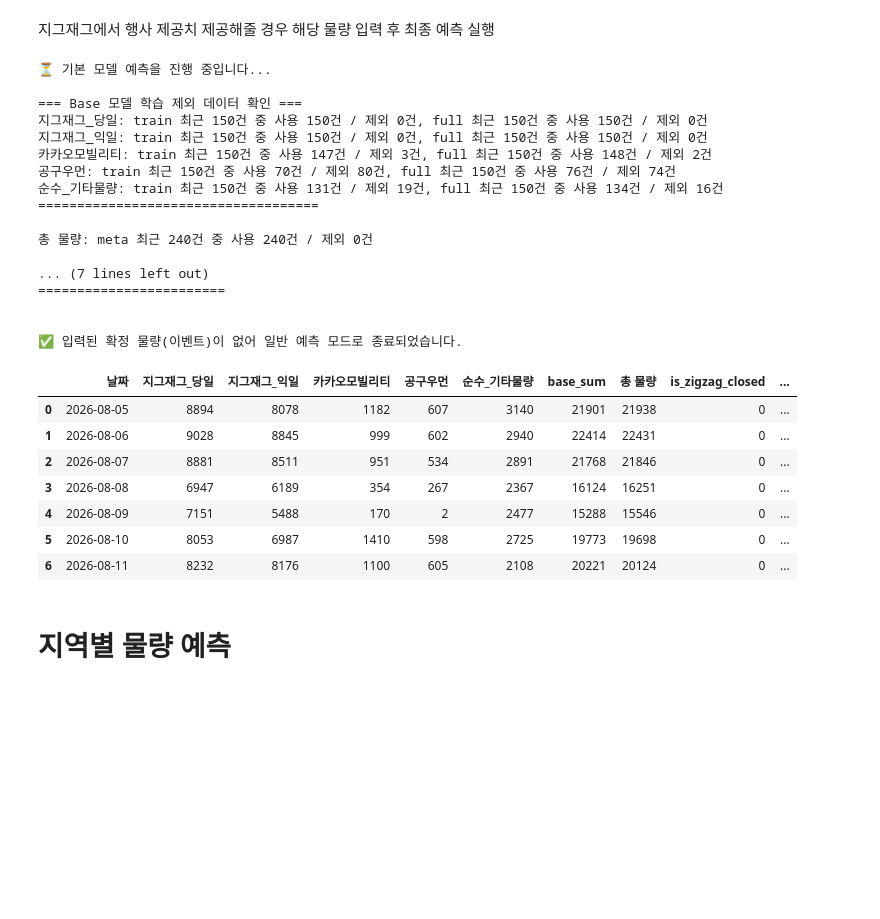
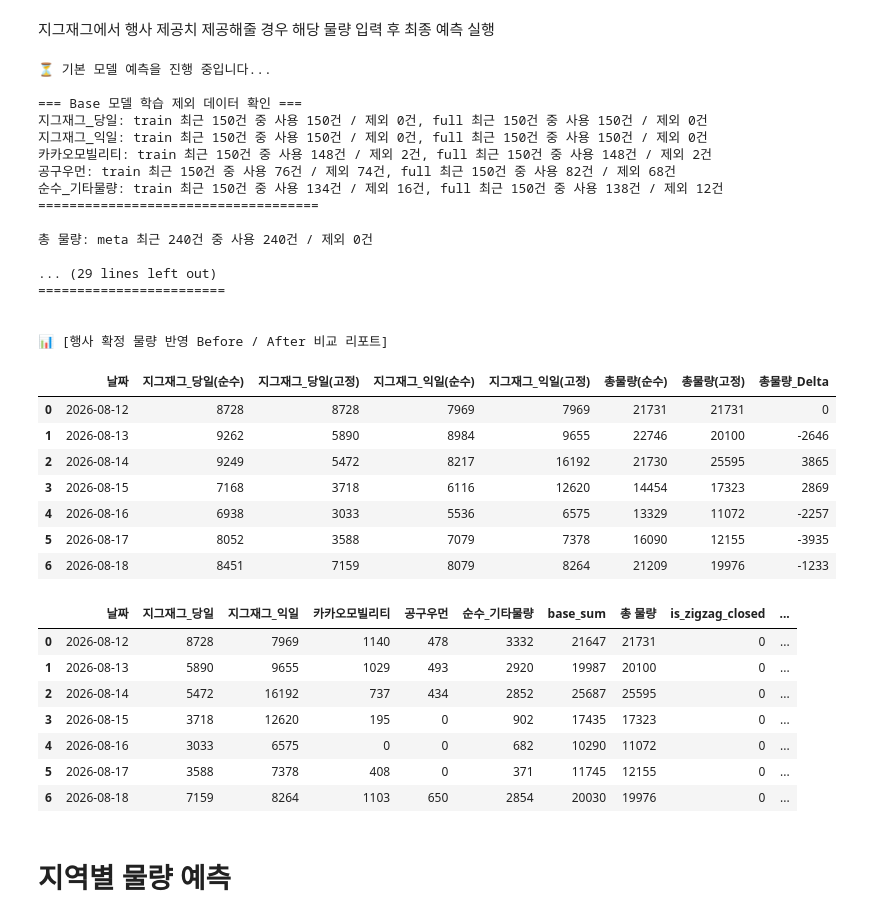
Before and after one commit to ds-sujin/forecasting_new, a Jupyter notebook: forecasting_demo_v6.3.ipynb, the cells around one changed output. Drawn from its saved outputs; the diff is of its cells as text; code cells hidden in the pictures; blank space fills up the shorter version.

```diff
--- a/forecasting_demo_v6.3.ipynb
+++ b/forecasting_demo_v6.3.ipynb
@@ -1679,9 +1679,13 @@ manual_holidays = [
 # ----------------------------------------------------------
 seller_closed_dates = {
     "zigzag": [],
-    "kakao": ["2026-05-05", "2026-05-25","2026-06-03","2026-06-06"],
-    "gonggu": ["2026-05-01","2026-05-02","2026-05-05", "2026-05-25", "2026-06-03","2026-06-06", "2026-07-17"],
-    "other": ["2026-05-01","2026-05-02","2026-05-05", "2026-05-25", "2026-06-03","2026-06-06"]
+    "kakao": ["2026-05-05", "2026-05-25","2026-06-03","2026-06-06",
+                "2026-08-16"],
+    "gonggu": ["2026-05-01","2026-05-02","2026-05-05", "2026-05-25",
+                 "2026-06-03","2026-06-06", "2026-07-17",
+                 "2026-08-15","2026-08-16", "2026-08-17"],
+    "other": ["2026-05-01","2026-05-02","2026-05-05", "2026-05-25",
+                "2026-06-03","2026-06-06", "2026-08-15", "2026-08-16"]
 }
 
 # ----------------------------------------------------------
@@ -1719,24 +1723,9 @@ manual_spikes_train = None
 # 평상시: 아래처럼 딕셔너리를 비워두거나 값을 주석 처리합니다.
 # 행사시: 날짜와 물량을 입력합니다.
 manual_seller_fixed_volumes = {
-    #"지그재그_당일": {"2026-06-16": 6689, "2026-06-17": 7800, "2026-06-18": 7800,"2026-06-19": 7800,
-    #               "2026-06-20": 7155,"2026-06-21": 7800,"2026-06-22": 7800,"2026-06-23": 7800,"2026-06-24": 7800,
-    #               "2026-06-25": 7800,"2026-06-26": 7730,"2026-06-27": 6436,"2026-06-28": 7800,"2026-06-29": 7800},
+    "지그재그_당일": {"2026-08-13": 5890, "2026-08-14": 5472, "2026-08-15": 3718,"2026-08-16": 3033, "2026-08-17": 3588},
+    "지그재그_익일": {"2026-08-13": 9655, "2026-08-14": 16192, "2026-08-15": 12620,"2026-08-16": 6575, "2026-08-17": 7378},
 
-    #"지그재그_익일": {"2026-06-16": 19031, "2026-06-17": 16890, "2026-06-18": 18605, "2026-06-19": 17970,
-    #              "2026-06-20": 14372, "2026-06-21": 12363, "2026-06-22": 14709, "2026-06-23": 14954, "2026-06-24": 15393,
-    #              "2026-06-25": 15780, "2026-06-26": 15442, "2026-06-27": 12695, "2026-06-28": 11240, "2026-06-29": 13990},
-    # "지그재그_당일": {"2026-06-15": 9594, "2026-06-16": 9737, "2026-06-17": 10023, "2026-06-18": 10023,"2026-06-19": 8162,
-    #                "2026-06-20": 7016,"2026-06-21": 8591,"2026-06-22": 8734,"2026-06-23": 8734,"2026-06-24": 8878,
-    #                "2026-06-25": 9450,"2026-06-26": 7589,"2026-06-27": 6300,"2026-06-28": 7589,"2026-06-29": 10882},
-
-    # "지그재그_익일": {"2026-06-15": 8000, "2026-06-16": 13293, "2026-06-17": 13491, "2026-06-18": 13888, "2026-06-19": 13888,
-    #               "2026-06-20": 11309, "2026-06-21": 9722, "2026-06-22": 11904, "2026-06-23": 12102, "2026-06-24": 12102,
-    #               "2026-06-25": 12301, "2026-06-26": 13094, "2026-06-27": 10515, "2026-06-28": 8730, "2026-06-29": 10515},
-    #"지그재그_당일": {"2026-05-20": 7019, "2026-05-21": 7602, "2026-05-22": 5647, "2026-05-23": 4744, "2026-05-24": 5361, "2026-05-25": 5464, "2026-05-26": 5556},
-    #"지그재그_익일": {"2026-05-20": 12936, "2026-05-21": 14334, "2026-05-22": 11709, "2026-05-23": 9510, "2026-05-24": 10002, "2026-05-25": 10437, "2026-05-26": 10638}
-    #"지그재그_당일": {"2026-05-27": 6322, "2026-05-28": 6870, "2026-05-29": 5293, "2026-05-30": 4413, "2026-05-31": 5293},
-    #"지그재그_익일": {"2026-05-27": 11805, "2026-05-28": 12927, "2026-05-29": 10878, "2026-05-30": 8880, "2026-05-31": 9771}
 }
 
 # ----------------------------------------------------------
@@ -1796,46 +1785,54 @@ if manual_seller_fixed_volumes: # 딕셔너리에 값이 존재할 경우에만
     comparison_df['지그재그_당일(순수)'] = forecast_df_pure['지그재그_당일']
     comparison_df['지그재그_익일(순수)'] = forecast_df_pure['지그재그_익일']
     comparison_df['총물량_Delta'] = comparison_df['총물량(고정)'] - comparison_df['총물량(순수)']
 
     comparison_df = comparison_df[[
         '날짜', '지그재그_당일(순수)', '지그재그_당일(고정)',
         '지그재그_익일(순수)', '지그재그_익일(고정)',
         '총물량(순수)', '총물량(고정)', '총물량_Delta'
     ]]
     print("\n📊 [행사 확정 물량 반영 Before / After 비교 리포트]")
     display(comparison_df)
 
 else:
     print("\n✅ 입력된 확정 물량(이벤트)이 없어 일반 예측 모드로 종료되었습니다.")
 
 # 결과물은 forecast_df_final을 사용해 저장
 display(forecast_df_final)
 # %% [output]
 ⏳ 기본 모델 예측을 진행 중입니다...
 
 === Base 모델 학습 제외 데이터 확인 ===
 지그재그_당일: train 최근 150건 중 사용 150건 / 제외 0건, full 최근 150건 중 사용 150건 / 제외 0건
 지그재그_익일: train 최근 150건 중 사용 150건 / 제외 0건, full 최근 150건 중 사용 150건 / 제외 0건
-카카오모빌리티: train 최근 150건 중 사용 147건 / 제외 3건, full 최근 150건 중 사용 148건 / 제외 2건
-공구우먼: train 최근 150건 중 사용 70건 / 제외 80건, full 최근 150건 중 사용 76건 / 제외 74건
-순수_기타물량: train 최근 150건 중 사용 131건 / 제외 19건, full 최근 150건 중 사용 134건 / 제외 16건
+카카오모빌리티: train 최근 150건 중 사용 148건 / 제외 2건, full 최근 150건 중 사용 148건 / 제외 2건
+공구우먼: train 최근 150건 중 사용 76건 / 제외 74건, full 최근 150건 중 사용 82건 / 제외 68건
+순수_기타물량: train 최근 150건 중 사용 134건 / 제외 16건, full 최근 150건 중 사용 138건 / 제외 12건
 ====================================
 
 총 물량: meta 최근 240건 중 사용 240건 / 제외 0건
 
-... (7 lines left out)
+... (29 lines left out)
 ========================
 
 
-✅ 입력된 확정 물량(이벤트)이 없어 일반 예측 모드로 종료되었습니다.
+📊 [행사 확정 물량 반영 Before / After 비교 리포트]
-|  | 날짜 | 지그재그_당일 | 지그재그_익일 | 카카오모빌리티 | 공구우먼 | 순수_기타물량 | base_sum | 총 물량 | is_zigzag_closed | ... |
-| 0 | 2026-08-05 | 8894 | 8078 | 1182 | 607 | 3140 | 21901 | 21938 | 0 | ... |
-| 1 | 2026-08-06 | 9028 | 8845 | 999 | 602 | 2940 | 22414 | 22431 | 0 | ... |
-| 2 | 2026-08-07 | 8881 | 8511 | 951 | 534 | 2891 | 21768 | 21846 | 0 | ... |
-| 3 | 2026-08-08 | 6947 | 6189 | 354 | 267 | 2367 | 16124 | 16251 | 0 | ... |
-| 4 | 2026-08-09 | 7151 | 5488 | 170 | 2 | 2477 | 15288 | 15546 | 0 | ... |
-| 5 | 2026-08-10 | 8053 | 6987 | 1410 | 598 | 2725 | 19773 | 19698 | 0 | ... |
-| 6 | 2026-08-11 | 8232 | 8176 | 1100 | 605 | 2108 | 20221 | 20124 | 0 | ... |
+|  | 날짜 | 지그재그_당일(순수) | 지그재그_당일(고정) | 지그재그_익일(순수) | 지그재그_익일(고정) | 총물량(순수) | 총물량(고정) | 총물량_Delta |
+| 0 | 2026-08-12 | 8728 | 8728 | 7969 | 7969 | 21731 | 21731 | 0 |
+| 1 | 2026-08-13 | 9262 | 5890 | 8984 | 9655 | 22746 | 20100 | -2646 |
+| 2 | 2026-08-14 | 9249 | 5472 | 8217 | 16192 | 21730 | 25595 | 3865 |
+| 3 | 2026-08-15 | 7168 | 3718 | 6116 | 12620 | 14454 | 17323 | 2869 |
+| 4 | 2026-08-16 | 6938 | 3033 | 5536 | 6575 | 13329 | 11072 | -2257 |
+| 5 | 2026-08-17 | 8052 | 3588 | 7079 | 7378 | 16090 | 12155 | -3935 |
+| 6 | 2026-08-18 | 8451 | 7159 | 8079 | 8264 | 21209 | 19976 | -1233 |
+|  | 날짜 | 지그재그_당일 | 지그재그_익일 | 카카오모빌리티 | 공구우먼 | 순수_기타물량 | base_sum | 총 물량 | is_zigzag_closed | ... |
+| 0 | 2026-08-12 | 8728 | 7969 | 1140 | 478 | 3332 | 21647 | 21731 | 0 | ... |
+| 1 | 2026-08-13 | 5890 | 9655 | 1029 | 493 | 2920 | 19987 | 20100 | 0 | ... |
+| 2 | 2026-08-14 | 5472 | 16192 | 737 | 434 | 2852 | 25687 | 25595 | 0 | ... |
+| 3 | 2026-08-15 | 3718 | 12620 | 195 | 0 | 902 | 17435 | 17323 | 0 | ... |
+| 4 | 2026-08-16 | 3033 | 6575 | 0 | 0 | 682 | 10290 | 11072 | 0 | ... |
+| 5 | 2026-08-17 | 3588 | 7378 | 408 | 0 | 371 | 11745 | 12155 | 0 | ... |
+| 6 | 2026-08-18 | 7159 | 8264 | 1103 | 650 | 2854 | 20030 | 19976 | 0 | ... |
 # %% [markdown]
 # 지역별 물량 예측
 # %%
```
Also changed, not shown: parts of 7 cells of this notebook, 8 other files.
